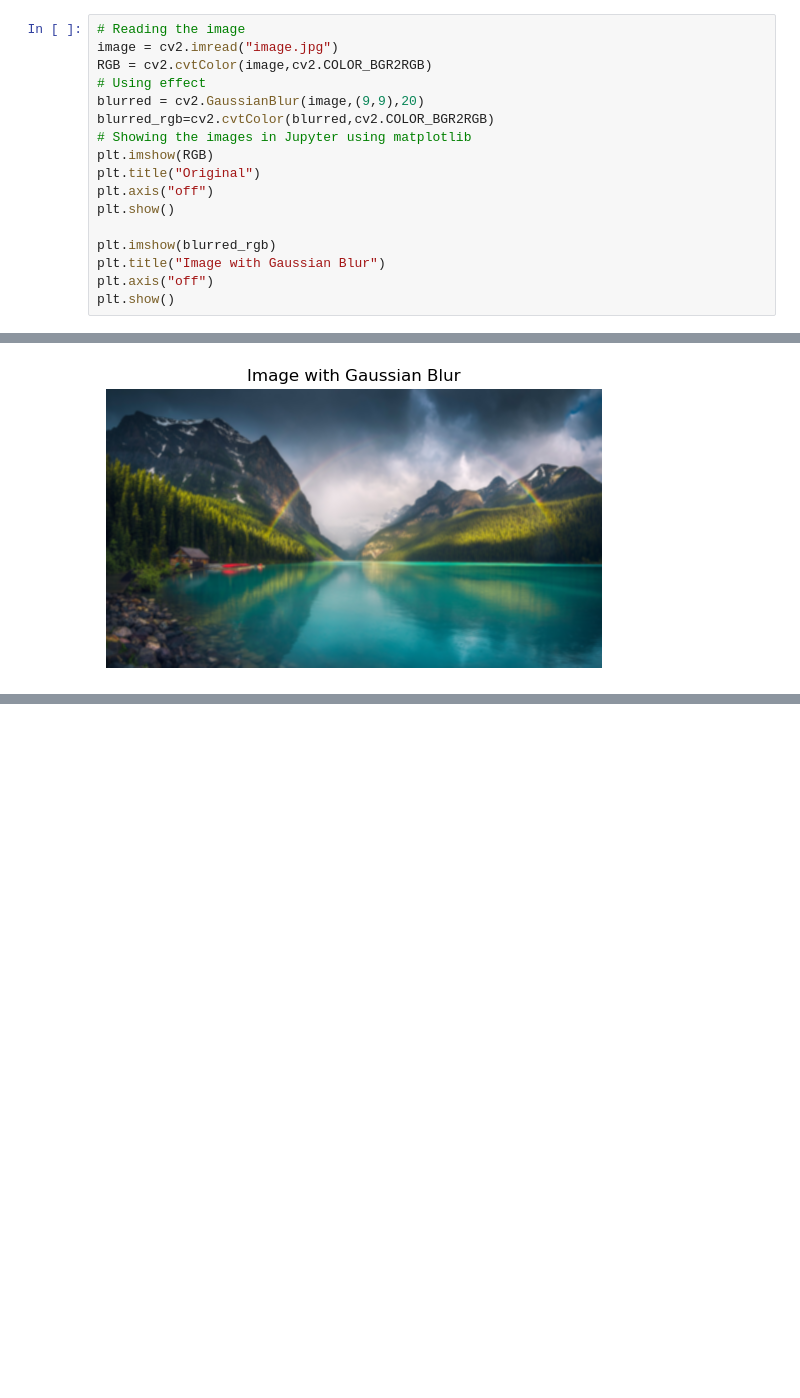
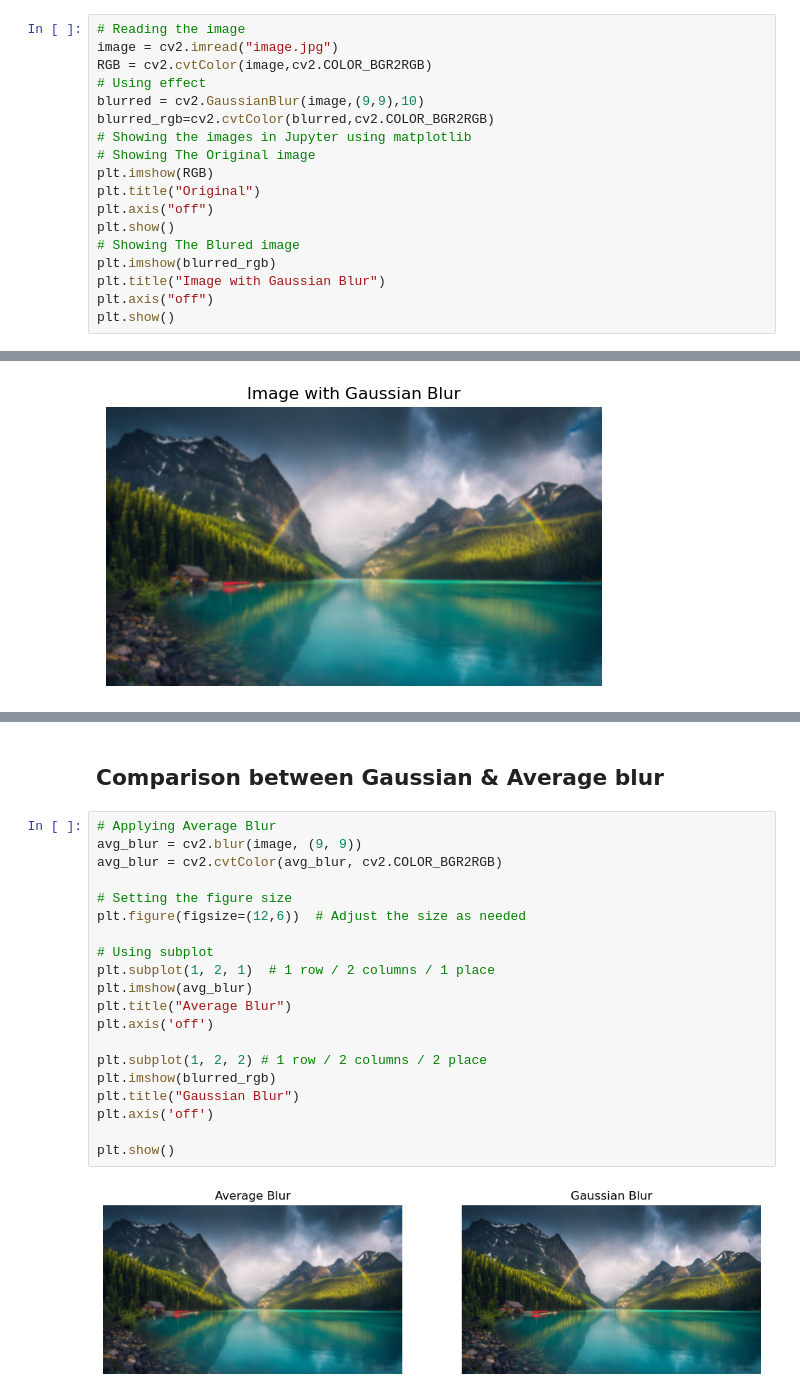
Before and after one commit to Arian2077/Computer_Graphic, a Jupyter notebook: session 2/Untitled.ipynb, the cells around one changed output, grey strips where cells are left out. Drawn from its saved outputs; the diff is of its cells as text; blank space fills up the shorter version.

```diff
--- a/session 2/Untitled.ipynb
+++ b/session 2/Untitled.ipynb
@@ -10,14 +10,15 @@ import cv2
 image = cv2.imread("image.jpg")
 RGB = cv2.cvtColor(image,cv2.COLOR_BGR2RGB)
 # Using effect
-blurred = cv2.GaussianBlur(image,(9,9),20)
+blurred = cv2.GaussianBlur(image,(9,9),10)
 blurred_rgb=cv2.cvtColor(blurred,cv2.COLOR_BGR2RGB)
 # Showing the images in Jupyter using matplotlib
+# Showing The Original image
 plt.imshow(RGB)
 plt.title("Original")
 plt.axis("off")
 plt.show()
-
+# Showing The Blured image
 plt.imshow(blurred_rgb)
 plt.title("Image with Gaussian Blur")
 plt.axis("off")
@@ -27,0 +47,24 @@ plt.show()
+# %% [markdown]
+## Comparison between Gaussian & Average blur
+# %%
+# Applying Average Blur
+avg_blur = cv2.blur(image, (9, 9))
+avg_blur = cv2.cvtColor(avg_blur, cv2.COLOR_BGR2RGB)
+
+# Setting the figure size
+plt.figure(figsize=(12,6))  # Adjust the size as needed
+
+# Using subplot
+plt.subplot(1, 2, 1)  # 1 row / 2 columns / 1 place
+plt.imshow(avg_blur)
+plt.title("Average Blur")
+plt.axis('off')
+
+plt.subplot(1, 2, 2) # 1 row / 2 columns / 2 place
+plt.imshow(blurred_rgb)
+plt.title("Gaussian Blur")
+plt.axis('off')
+
+plt.show()
+# %% [output]
+[figure, added]
```
Also changed, not shown: parts of 4 cells of this notebook.
